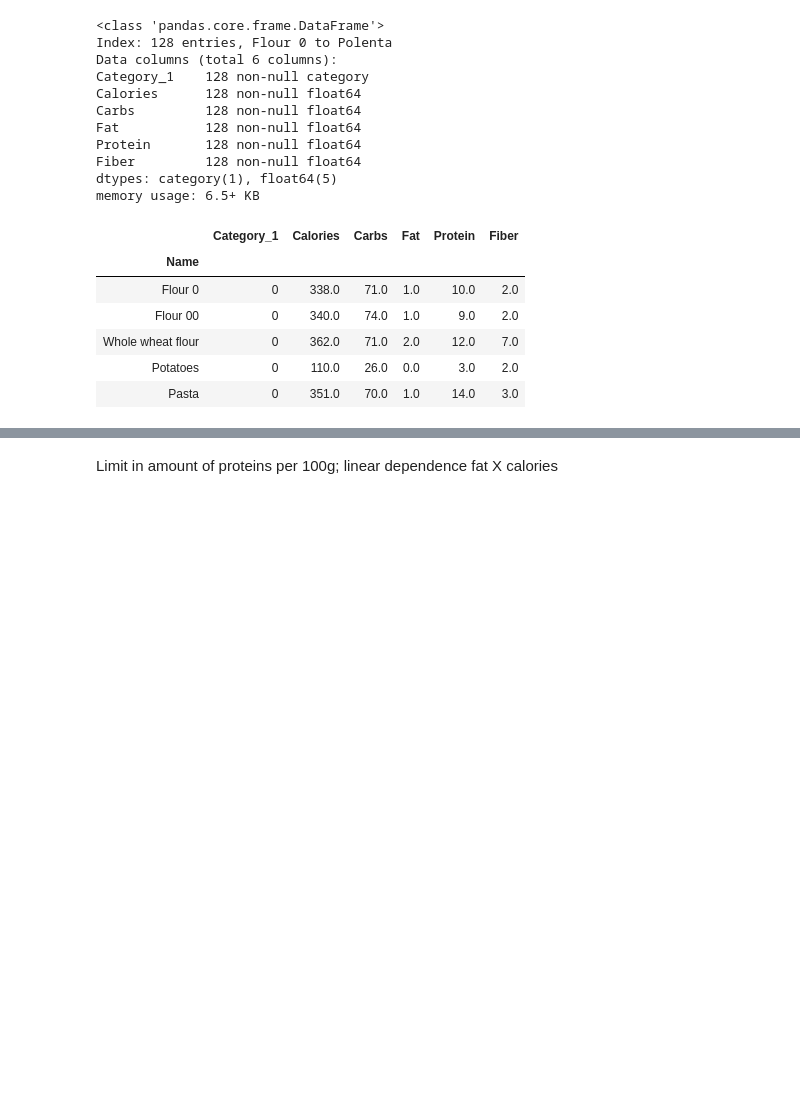
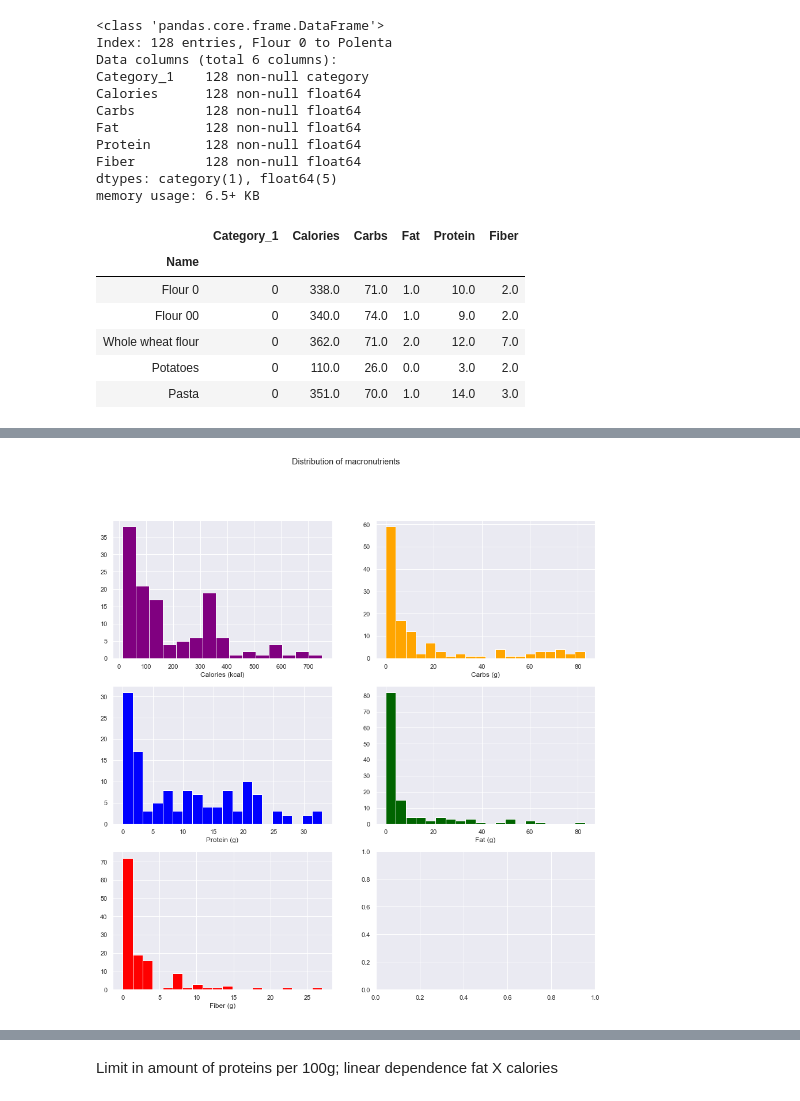
Before and after one commit to jbvasconcellos/foods, a Jupyter notebook: food.ipynb, the cells around one changed output, grey strips where cells are left out. Cells and saved outputs as stored; diff of their text form; code cells hidden in the pictures; blank space fills up the shorter version.

```diff
--- a/food.ipynb
+++ b/food.ipynb
@@ -263,3 +249,27 @@ for column in columns_dict:
+# %%
+import matplotlib.pyplot as plt
+import seaborn as sns
+
+sns.set()
+sns.set_context('notebook')
+
+
+fig, ((ax1, ax2), (ax3, ax4), (ax5, ax6)) = plt.subplots(3,2, figsize=(15,15))
+fig.suptitle('Distribution of macronutrients')
+ax1.hist(solid_foods['Calories'], bins=15, color=columns_dict['Calories'])
+ax1.set(xlabel='Calories (kcal)')
+ax2.hist(solid_foods['Carbs'], bins=20, color=columns_dict['Carbs'])
+ax2.set(xlabel='Carbs (g)')
+ax3.hist(solid_foods['Protein'], bins=20, color=columns_dict['Protein'])
+ax3.set(xlabel='Protein (g)')
+ax4.hist(solid_foods['Fat'], bins=20, color=columns_dict['Fat'])
+ax4.set(xlabel='Fat (g)')
+ax5.hist(solid_foods['Fiber'], bins=20, color=columns_dict['Fiber'])
+ax5.set(xlabel='Fiber (g)')
+
+plt.show()
+# %% [output]
+[figure, added]
 # %%
 alpha=0.6
 fig, ax = plt.subplots(sharey=True)
```
Also changed, not shown: parts of 8 cells of this notebook, 1 other file.
